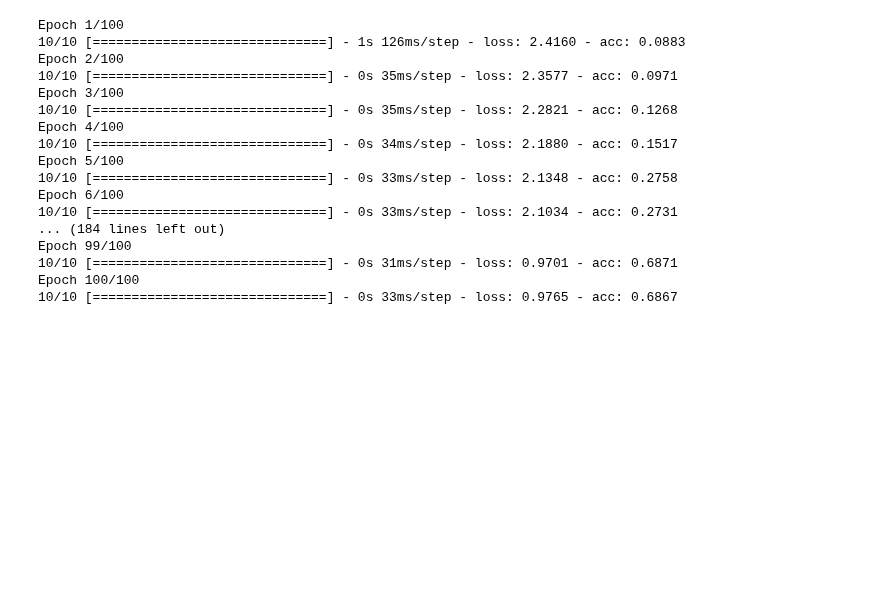
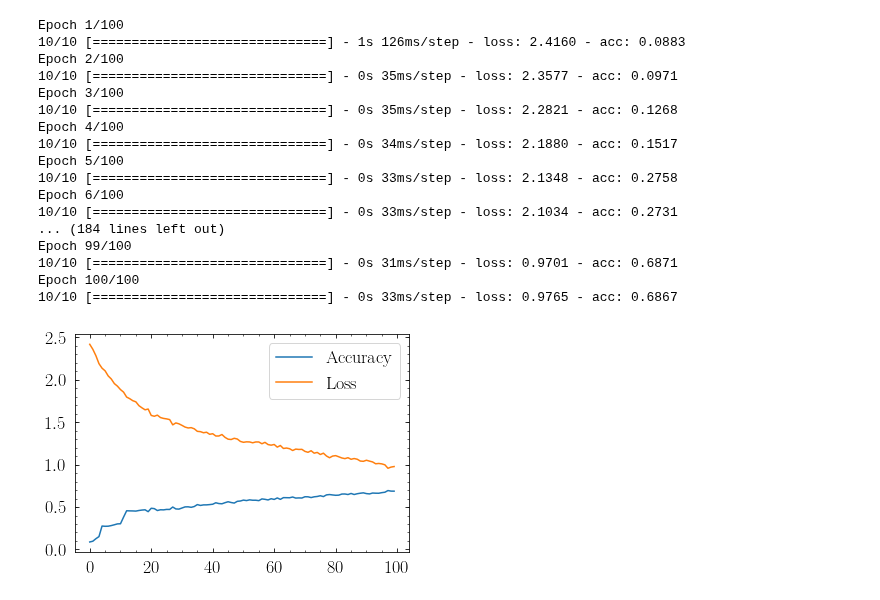
Before and after one commit to jxi24/TrackML, a Jupyter notebook: Train_simple_tracker_v3.ipynb, the cells around one changed output. Drawn from its saved outputs; the diff is of its cells as text; code cells hidden in the pictures; blank space fills up the shorter version.

```diff
--- a/Train_simple_tracker_v3.ipynb
+++ b/Train_simple_tracker_v3.ipynb
@@ -60,3 +52,10 @@ Epoch 99/100
 10/10 [==============================] - 0s 31ms/step - loss: 0.9701 - acc: 0.6871
 Epoch 100/100
 10/10 [==============================] - 0s 33ms/step - loss: 0.9765 - acc: 0.6867
+# %%
+plt.plot(model_hist.history['acc'], label = 'Accuracy')
+plt.plot(model_hist.history['loss'], label = 'Loss')
+plt.legend()
+plt.show()
+# %% [output]
+[figure, added]
```
Also changed, not shown: parts of 2 cells of this notebook, 1 other file.
